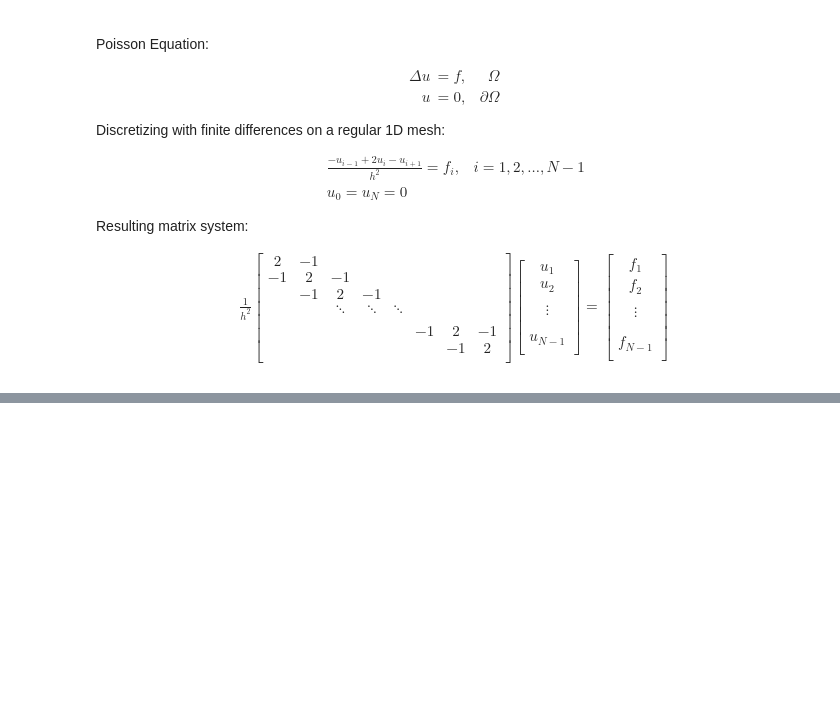
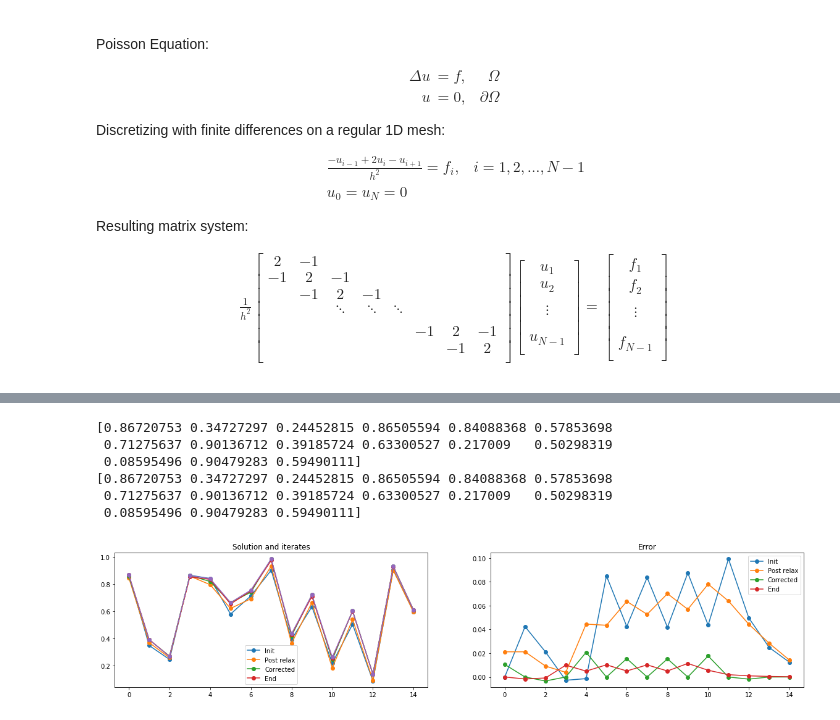
Before and after one commit to waynemitchell/teaching, a Jupyter notebook: notebooks/geometricMultigrid.ipynb, the cells around one changed output, grey strips where cells are left out. Saved outputs shown, nothing was run; the diff lists cells and outputs as text; code cells hidden in the pictures; blank space fills up the shorter version.

```diff
--- a/notebooks/geometricMultigrid.ipynb
+++ b/notebooks/geometricMultigrid.ipynb
@@ -85 +91,5 @@ i = 0
+# %%
+def GaussSeidel(A,u,f):
+    for i in range(len(u)):
+        u[i] = (1.0/A[i,i])*(f[i] - np.dot(A[i,:],u) + A[i,i]*u[i])
 # %%
@@ -103,6 +121,11 @@ for i in range(N_c-1):
 # print(R_I)
 # %%
 # Restriction by full-weighting
-R_FW = 0.5*P.transpose()
+def RestrictionFullWeighting1D(N):
+    P = LinearInterpolation1D(N)
+    R = 0.5*P.transpose()
+    return R
+
+R = RestrictionFullWeighting1D(N)
 # print(R_FW)
 # %%
@@ -125,0 +150,41 @@ print(np.dot(R_FW, np.dot(A,P)))
+# %%
+# Two-grid cycle
+u_init = u.copy()
+GaussSeidel(A,u,f) # fine-grid relax
+u_post_relax = u.copy()
+r = f - np.dot(A,u) # residual calculation
+r_c = np.dot(R,r) # residual restriction
+e_c = np.linalg.solve(A_c, r_c) # coarse-grid solve
+e = np.dot(P,e_c) # interpolate correction
+u = u + e # add correction
+u_corrected = u.copy()
+GaussSeidel(A,u,f) # fine-grid relax
+
+# Plot progress toward solution
+plt.subplots(figsize=(20, 4))
+plt.subplot(1,2,1)
+plt.title('Solution and iterates')
+plt.plot(u_init,'-o')
+plt.plot(u_post_relax,'-o')
+plt.plot(u_corrected,'-o')
+plt.plot(u,'-o')
+plt.plot(u_final,'-o')
+plt.legend(['Init','Post relax','Corrected','End'])
+
+# Plot error
+plt.subplot(1,2,2)
+plt.title('Error')
+plt.plot(u_final - u_init,'-o')
+plt.plot(u_final - u_post_relax,'-o')
+plt.plot(u_final - u_corrected,'-o')
+plt.plot(u_final - u,'-o')
+plt.legend(['Init','Post relax','Corrected','End'])
+plt.show()
+# %% [output]
+[0.86720753 0.34727297 0.24452815 0.86505594 0.84088368 0.57853698
+ 0.71275637 0.90136712 0.39185724 0.63300527 0.217009   0.50298319
+ 0.08595496 0.90479283 0.59490111]
+[0.86720753 0.34727297 0.24452815 0.86505594 0.84088368 0.57853698
+ 0.71275637 0.90136712 0.39185724 0.63300527 0.217009   0.50298319
+ 0.08595496 0.90479283 0.59490111]
+[figure, added]
```
Also changed, not shown: parts of 4 cells of this notebook, 5 other files.
